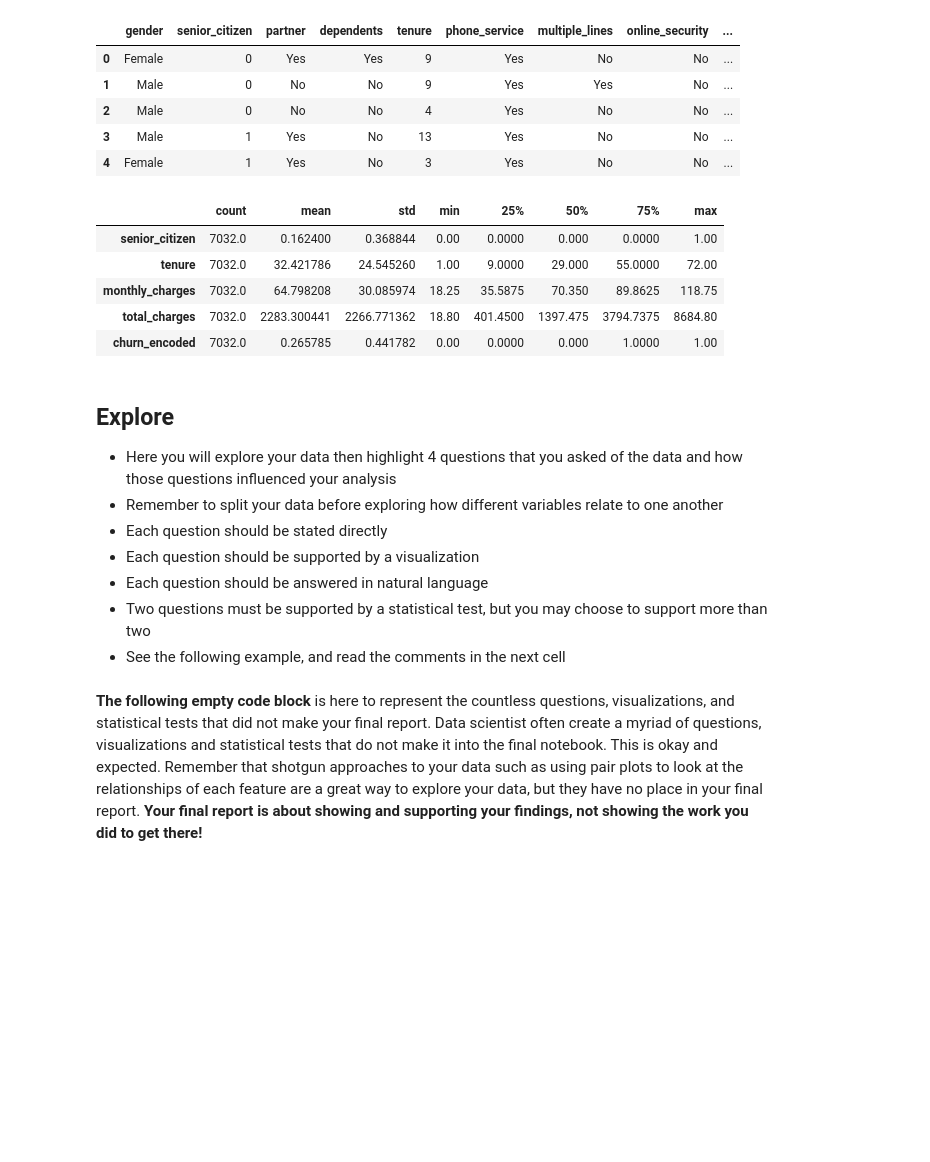
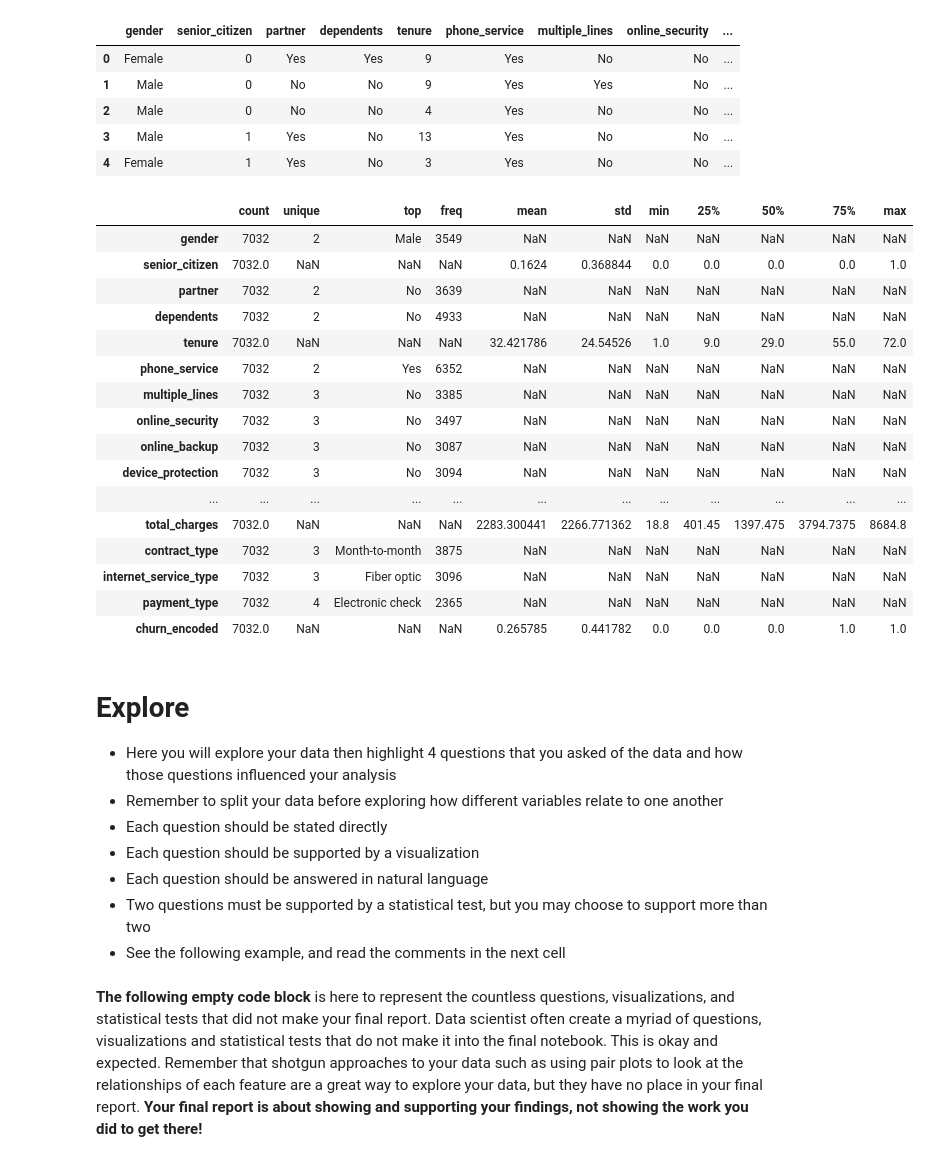
Before and after one commit to markydoug/classification-project, a Jupyter notebook: project_template.ipynb, the cells around one changed output. Saved outputs shown, nothing was run; the diff lists cells and outputs as text; code cells hidden in the pictures; blank space fills up the shorter version.

```diff
--- a/project_template.ipynb
+++ b/project_template.ipynb
@@ -90,16 +78,27 @@ telco.head()
 | 3 | Male | 1 | Yes | No | 13 | Yes | No | No | ... |
 | 4 | Female | 1 | Yes | No | 3 | Yes | No | No | ... |
 # %%
-telco.describe().T
+telco.describe(include='all').T
 # %% [output]
-|  | count | mean | std | min | 25% | 50% | 75% | max |
-| senior_citizen | 7032.0 | 0.162400 | 0.368844 | 0.00 | 0.0000 | 0.000 | 0.0000 | 1.00 |
-| tenure | 7032.0 | 32.421786 | 24.545260 | 1.00 | 9.0000 | 29.000 | 55.0000 | 72.00 |
-| monthly_charges | 7032.0 | 64.798208 | 30.085974 | 18.25 | 35.5875 | 70.350 | 89.8625 | 118.75 |
-| total_charges | 7032.0 | 2283.300441 | 2266.771362 | 18.80 | 401.4500 | 1397.475 | 3794.7375 | 8684.80 |
-| churn_encoded | 7032.0 | 0.265785 | 0.441782 | 0.00 | 0.0000 | 0.000 | 1.0000 | 1.00 |
+|  | count | unique | top | freq | mean | std | min | 25% | 50% | 75% | max |
+| gender | 7032 | 2 | Male | 3549 | NaN | NaN | NaN | NaN | NaN | NaN | NaN |
+| senior_citizen | 7032.0 | NaN | NaN | NaN | 0.1624 | 0.368844 | 0.0 | 0.0 | 0.0 | 0.0 | 1.0 |
+| partner | 7032 | 2 | No | 3639 | NaN | NaN | NaN | NaN | NaN | NaN | NaN |
+| dependents | 7032 | 2 | No | 4933 | NaN | NaN | NaN | NaN | NaN | NaN | NaN |
+| tenure | 7032.0 | NaN | NaN | NaN | 32.421786 | 24.54526 | 1.0 | 9.0 | 29.0 | 55.0 | 72.0 |
+| phone_service | 7032 | 2 | Yes | 6352 | NaN | NaN | NaN | NaN | NaN | NaN | NaN |
+| multiple_lines | 7032 | 3 | No | 3385 | NaN | NaN | NaN | NaN | NaN | NaN | NaN |
+| online_security | 7032 | 3 | No | 3497 | NaN | NaN | NaN | NaN | NaN | NaN | NaN |
+| online_backup | 7032 | 3 | No | 3087 | NaN | NaN | NaN | NaN | NaN | NaN | NaN |
+| device_protection | 7032 | 3 | No | 3094 | NaN | NaN | NaN | NaN | NaN | NaN | NaN |
+| ... | ... | ... | ... | ... | ... | ... | ... | ... | ... | ... | ... |
+| total_charges | 7032.0 | NaN | NaN | NaN | 2283.300441 | 2266.771362 | 18.8 | 401.45 | 1397.475 | 3794.7375 | 8684.8 |
+| contract_type | 7032 | 3 | Month-to-month | 3875 | NaN | NaN | NaN | NaN | NaN | NaN | NaN |
+| internet_service_type | 7032 | 3 | Fiber optic | 3096 | NaN | NaN | NaN | NaN | NaN | NaN | NaN |
+| payment_type | 7032 | 4 | Electronic check | 2365 | NaN | NaN | NaN | NaN | NaN | NaN | NaN |
+| churn_encoded | 7032.0 | NaN | NaN | NaN | 0.265785 | 0.441782 | 0.0 | 0.0 | 0.0 | 1.0 | 1.0 |
 # %% [markdown]
-## Explore
+# Explore
 
 * Here you will explore your data then highlight 4 questions that you asked of the data and how those questions influenced your analysis
 * Remember to split your data before exploring how different variables relate to one another
```
Also changed, not shown: parts of 52 cells of this notebook.
